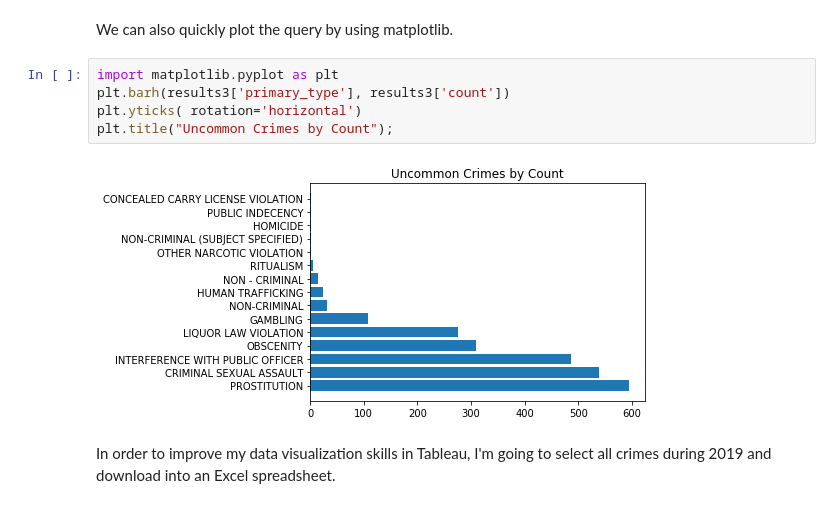
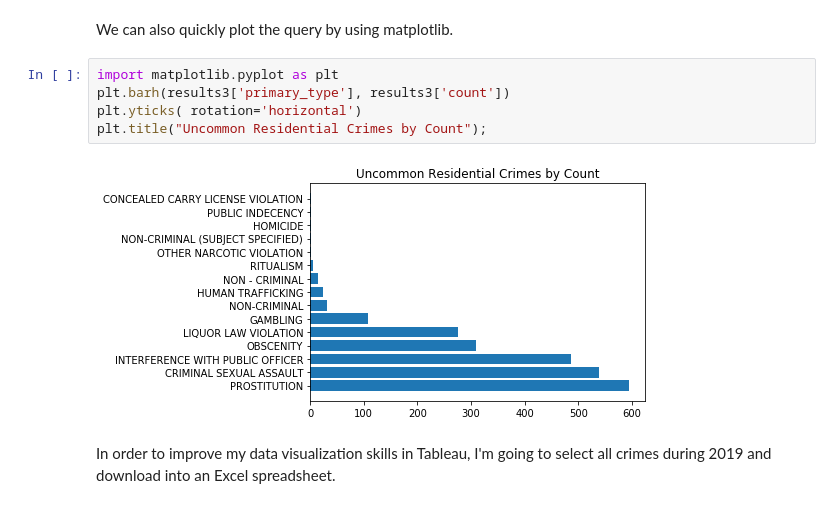
Before and after one commit to akelly66/BigQuery-SQL-Practice, a Jupyter notebook: Kaggle-SQL-BigQuery.ipynb, the cells around one changed output. Drawn from its saved outputs; the diff is of its cells as text.

```diff
--- a/Kaggle-SQL-BigQuery.ipynb
+++ b/Kaggle-SQL-BigQuery.ipynb
@@ -206,10 +206,10 @@ We can also quickly plot the query by using matplotlib.
 # %%
 import matplotlib.pyplot as plt
 plt.barh(results3['primary_type'], results3['count'])
 plt.yticks( rotation='horizontal')
-plt.title("Uncommon Crimes by Count");
+plt.title("Uncommon Residential Crimes by Count");
 # %% [output]
-[figure, old version]
+[figure, new version]
 # %% [markdown]
 In order to improve my data visualization skills in Tableau, I'm going to select all crimes during 2019 and download into an Excel spreadsheet.
 # %%
```
Also changed, not shown: parts of 7 cells of this notebook.
